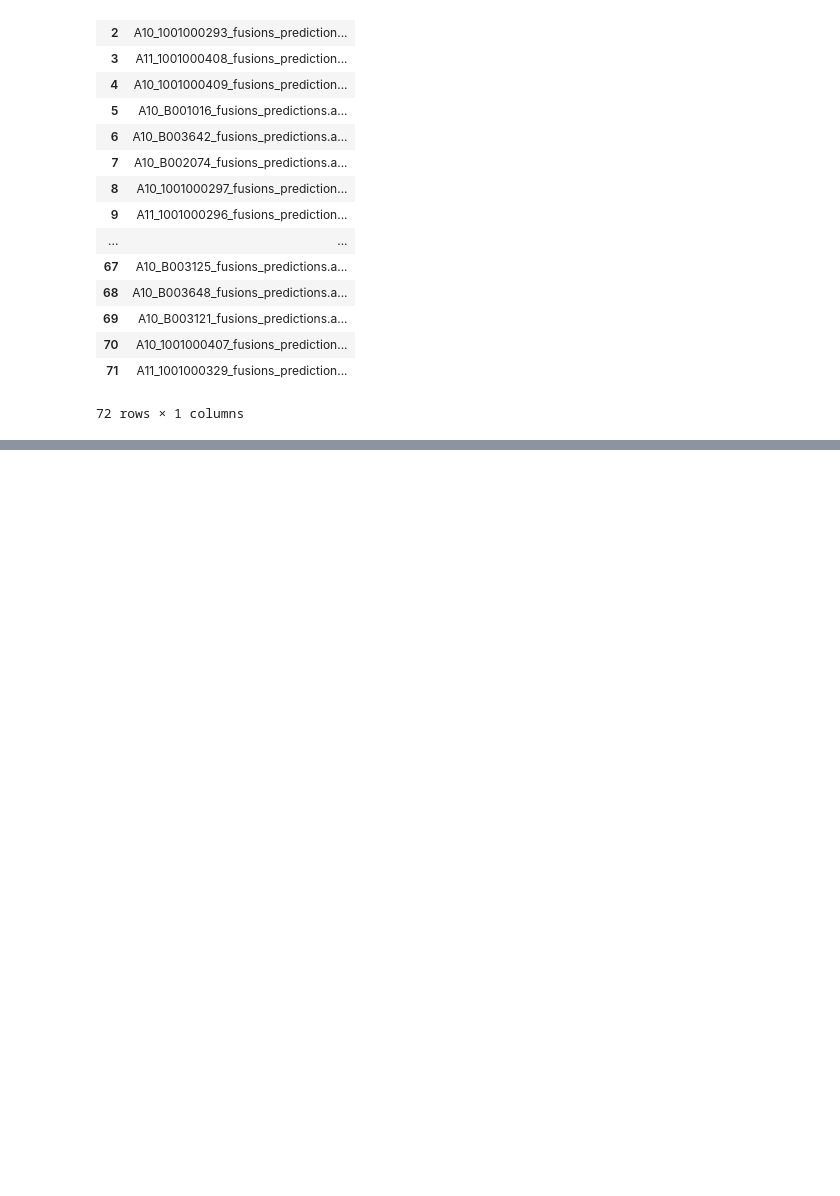
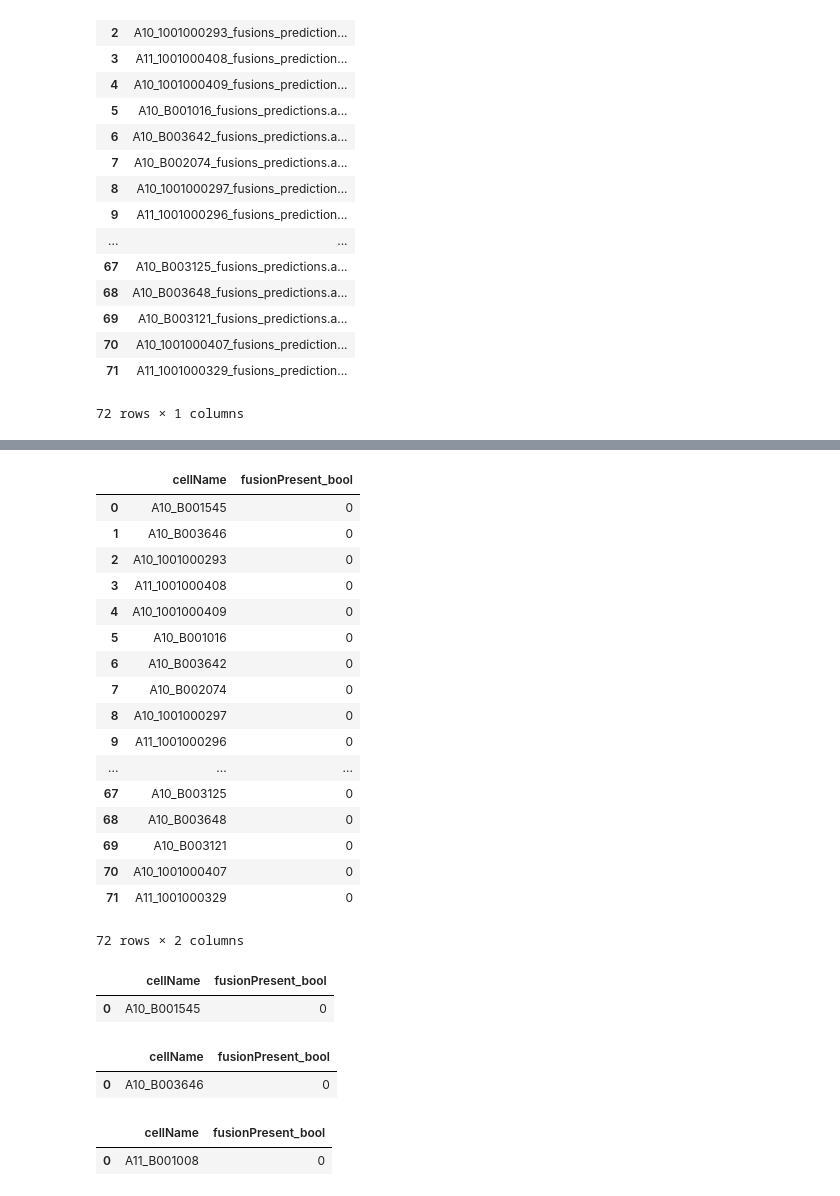
Before and after one commit to czbiohub/fusion_detection_pipeline, a Jupyter notebook: fusionSearch/searchFunc_scratch.ipynb, the cells around one changed output, grey strips where cells are left out. Saved outputs shown, nothing was run; the diff lists cells and outputs as text; code cells hidden in the pictures; blank space fills up the shorter version.

```diff
--- a/fusionSearch/searchFunc_scratch.ipynb
+++ b/fusionSearch/searchFunc_scratch.ipynb
@@ -257,0 +265,42 @@ cellFiles_df
+# %%
+def searchFunc(row, FOI):
+    cellFile = row['name']
+    cellName = cellFile.split('_')[0] + '_' + cellFile.split('_')[1]
+
+    cwd = os.getcwd()
+    path = cwd + '/' + 'fusion_prediction_files/' + cellFile
+
+    curr_fusions = pd.read_csv(path, sep='\t')
+
+    fusionsList = list(curr_fusions['#FusionName'])
+
+    if str(FOI) in fusionsList:
+        outputRow = pd.DataFrame([[cellName, 1]], columns=colNames)
+    else:
+        outputRow = pd.DataFrame([[cellName, 0]], columns=colNames)
+
+    return outputRow
+
+
+
+global colNames
+
+pos_test = 'CD24P4--QPRT'
+queryStr = 'ALK--EML4'
+queryStr_rev = 'EML4--ALK'
+
+colNames = ['cellName', 'fusionPresent_bool']
+
+cellFiles = os.listdir('./fusion_prediction_files')
+cellFiles_df = pd.DataFrame(data=cellFiles, columns=['name']) # need to convert to df before apply call
+
+outputDF_init = pd.DataFrame(columns=colNames)
+
+outputRows = cellFiles_df.apply(searchFunc, axis=1, args=(pos_test,))
+#print(outputRows)
+#outputDF = outputDF_init.append(outputRows)
+#outputDF.to_csv('testOut.csv', index=False)
+#outputRows.to_csv('testOut.csv', index=False)
+# %%
+outputRows_list = list(outputRows)
+outputRows_list
@@ -257,0 +325,36 @@ cellFiles_df
+# %%
+pd.concat(outputRows_list, ignore_index=True)
+# %% [output]
+|  | cellName | fusionPresent_bool |
+| 0 | A10_B001545 | 0 |
+| 1 | A10_B003646 | 0 |
+| 2 | A10_1001000293 | 0 |
+| 3 | A11_1001000408 | 0 |
+| 4 | A10_1001000409 | 0 |
+| 5 | A10_B001016 | 0 |
+| 6 | A10_B003642 | 0 |
+| 7 | A10_B002074 | 0 |
+| 8 | A10_1001000297 | 0 |
+| 9 | A11_1001000296 | 0 |
+| ... | ... | ... |
+| 67 | A10_B003125 | 0 |
+| 68 | A10_B003648 | 0 |
+| 69 | A10_B003121 | 0 |
+| 70 | A10_1001000407 | 0 |
+| 71 | A11_1001000329 | 0 |
+72 rows × 2 columns
+# %%
+outputRows[0]
+# %% [output]
+|  | cellName | fusionPresent_bool |
+| 0 | A10_B001545 | 0 |
+# %%
+outputRows[1]
+# %% [output]
+|  | cellName | fusionPresent_bool |
+| 0 | A10_B003646 | 0 |
+# %%
+outputRows[10]
+# %% [output]
+|  | cellName | fusionPresent_bool |
+| 0 | A11_B001008 | 0 |
```
Also changed, not shown: parts of 4 cells of this notebook, 2 other files.
